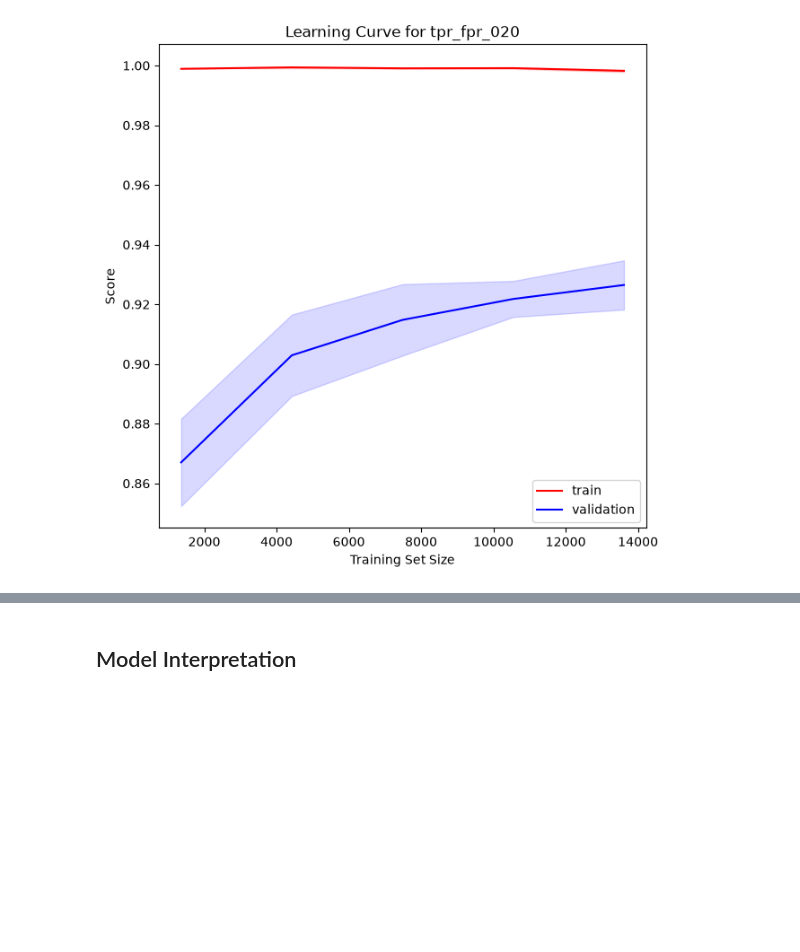
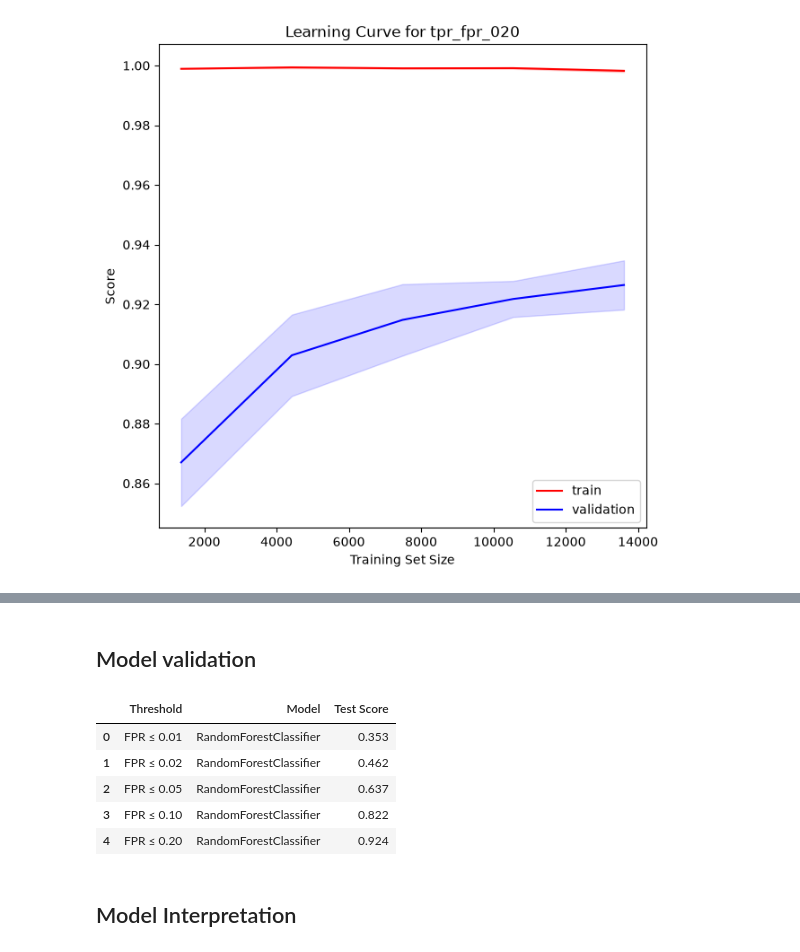
Before and after one commit to k-skupin/MAGIC-Gamma-Telescope, a Jupyter notebook: notebooks/Gamma_models_thresholds.ipynb, the cells around one changed output, grey strips where cells are left out. Drawn from its saved outputs; the diff is of its cells as text; code cells hidden in the pictures; blank space fills up the shorter version.

```diff
--- a/notebooks/Gamma_models_thresholds.ipynb
+++ b/notebooks/Gamma_models_thresholds.ipynb
@@ -1128,15 +1106,15 @@ for scorer_name, model_path in best_model_paths.items():
     train_mean = train_scores.mean(axis=1)
     test_mean = test_scores.mean(axis=1)
 
-    # Standardabweichungen
+    # Standstandard deviation
     train_std = train_scores.std(axis=1)
     test_std = test_scores.std(axis=1)
 
 
     # plotting learning curve
     plt.subplots(figsize=(7,7))
+    ax.set_ylim(0, 1.02)
 
-    # Bereiche: Mittelwert +/- Standardabweichung
     plt.fill_between(
         train_sizes,
         train_mean - train_std,
@@ -1171,3 +1151,64 @@ plt.show()
+# %% [markdown]
+## Model validation
+# %%
+features_test = pd.read_csv(r'../data/raw/features_test_unprocessed.csv')
+target_test = pd.read_csv(r'../data/raw/target_test_unprocessed.csv')
+features_test_eng = engineer_features(features_test)
+
+test_results = []
+
+for scorer_name, model_path in best_model_paths.items():
+
+    with open(model_path, "rb") as file:
+        best_model = pickle.load(file)
+
+    test_score = scoring[scorer_name](
+        best_model,
+        features_test_eng,
+        target_test
+    )
+
+    # Determine model name
+    if hasattr(best_model, "named_steps"):
+        model_name = type(
+            best_model.named_steps["model"]
+        ).__name__
+    else:
+        model_name = type(best_model).__name__
+
+    test_results.append({
+        "Threshold": scorer_labels[scorer_name],
+        "Model": model_name,
+        "CV selection metric": scorer_name,
+        "Test Score": test_score,
+        "Model File": model_path.name
+    })
+
+
+test_results_df = pd.DataFrame(test_results)
+
+#display(
+#    test_results_df.style.format({
+#        "Test Score": "{:.3f}"
+#    })
+#)
+
+final_results = test_results_df[
+    ["Threshold", "Model", "Test Score"]
+]
+
+display(
+    final_results.style.format({
+        "Test Score": "{:.3f}"
+    })
+)
+# %% [output]
+|  | Threshold | Model | Test Score |
+| 0 | FPR ≤ 0.01 | RandomForestClassifier | 0.353 |
+| 1 | FPR ≤ 0.02 | RandomForestClassifier | 0.462 |
+| 2 | FPR ≤ 0.05 | RandomForestClassifier | 0.637 |
+| 3 | FPR ≤ 0.10 | RandomForestClassifier | 0.822 |
+| 4 | FPR ≤ 0.20 | RandomForestClassifier | 0.924 |
 # %% [markdown]
 ## Model Interpretation
 # %%
```
Also changed, not shown: parts of 36 cells of this notebook, 9 other files.
